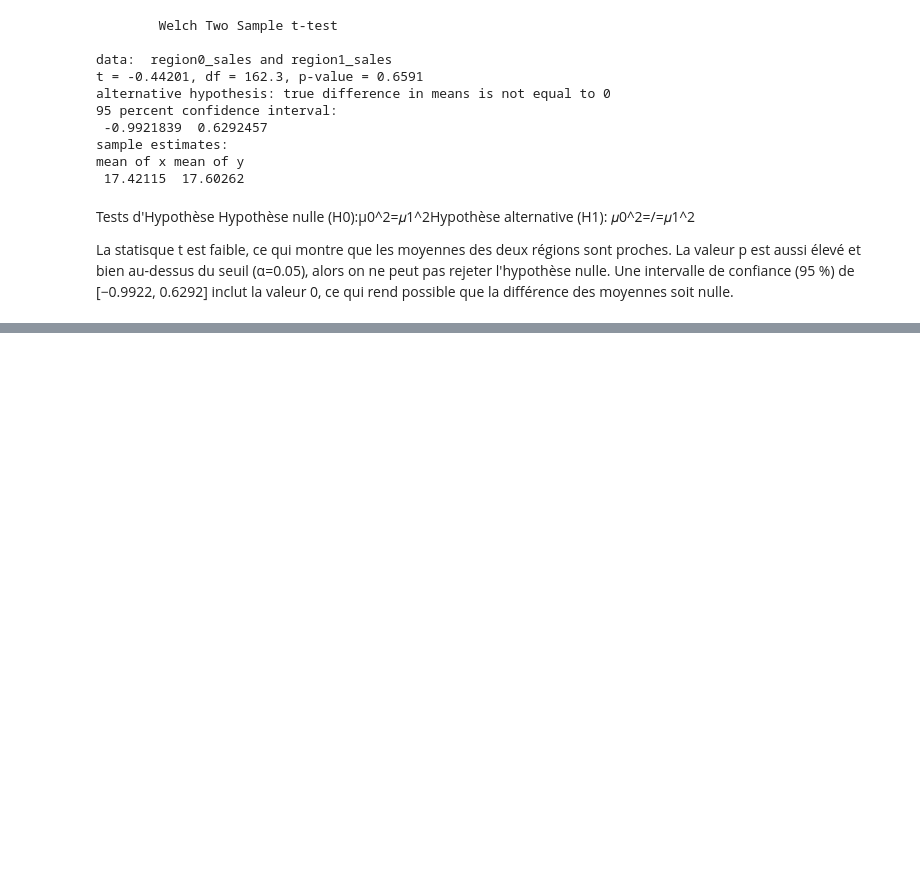
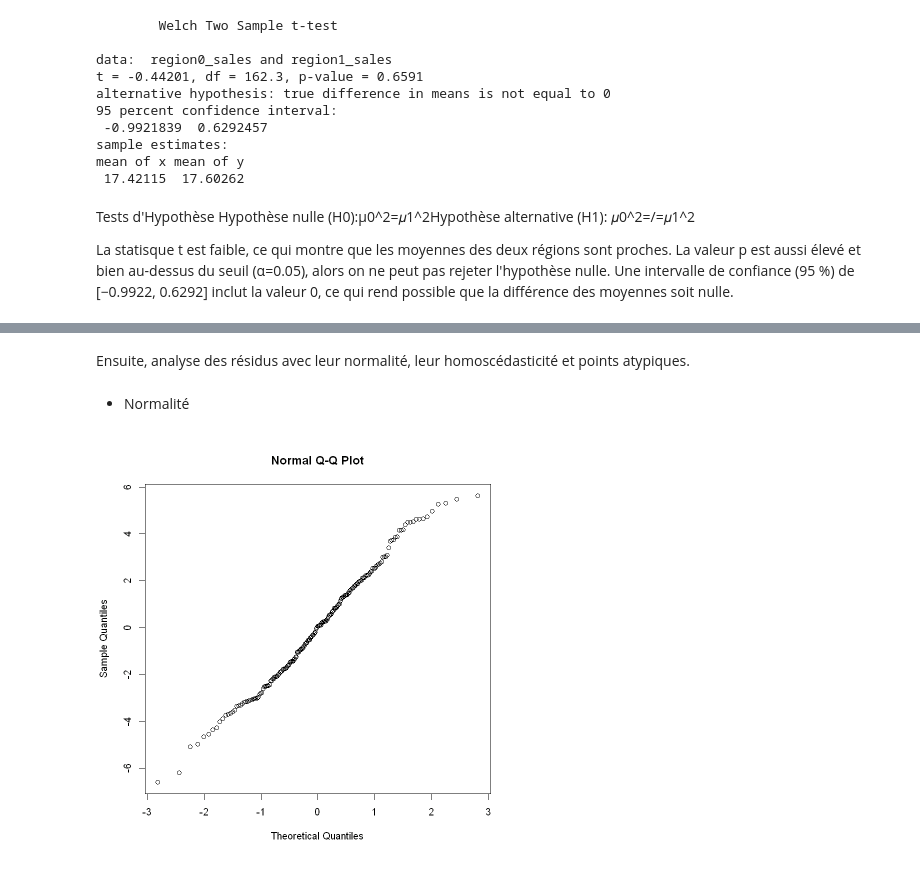
Before and after one commit to Sami-Jouamaa/Devoir-ProbaStats, a Jupyter notebook: Devoir.ipynb, the cells around one changed output, grey strips where cells are left out. Drawn from its saved outputs; the diff is of its cells as text; code cells hidden in the pictures; blank space fills up the shorter version.

```diff
--- a/Devoir.ipynb
+++ b/Devoir.ipynb
@@ -238,0 +253,2 @@ Phase 2 : Recherche d'un meilleur modèle
+# %%
+modele1 <- lm(Sales ~ Price, data = data)
@@ -238,0 +284,9 @@ Phase 2 : Recherche d'un meilleur modèle
+# %% [markdown]
+Ensuite, analyse des résidus avec leur normalité, leur homoscédasticité et points atypiques.
+# %% [markdown]
+- Normalité
+# %%
+residusModele1 <- residuals(modele1)
+qqnorm(residusModele1)
+# %% [output]
+[figure, added]
```
Also changed, not shown: parts of 91 cells of this notebook.
